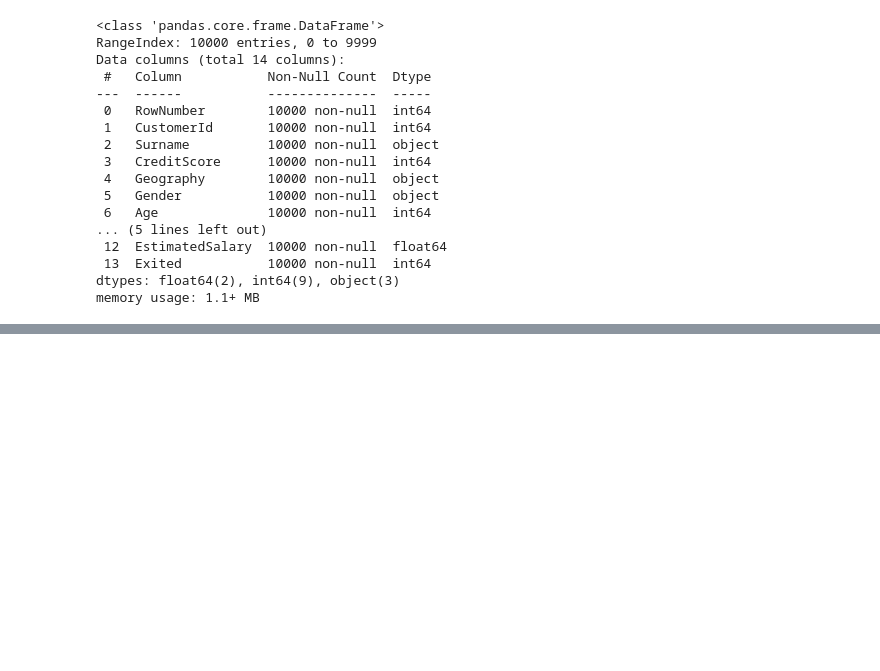
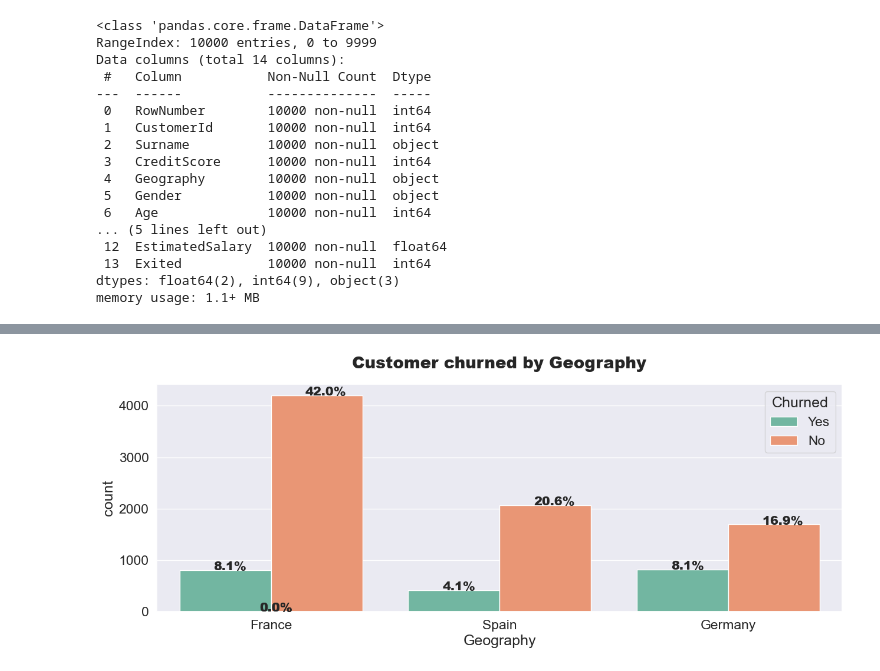
Before and after one commit to ankitghai83/financial_churn_analysis, a Jupyter notebook: src/EDA AND MODEL IN JUPYTER/EDA_MODELBankingChurn_Analysis.ipynb, the cells around one changed output, grey strips where cells are left out. Cells and saved outputs as stored; diff of their text form; code cells hidden in the pictures; blank space fills up the shorter version.

```diff
--- a/src/EDA AND MODEL IN JUPYTER/EDA_MODELBankingChurn_Analysis.ipynb
+++ b/src/EDA AND MODEL IN JUPYTER/EDA_MODELBankingChurn_Analysis.ipynb
@@ -70,0 +189,5 @@ memory usage: 1.1+ MB
+# %%
+#Visualizing Customer Churned by Geoprahical Region.
+countplot("Geography")
+# %% [output]
+[figure, added]
```
Also changed, not shown: parts of 84 cells of this notebook.
